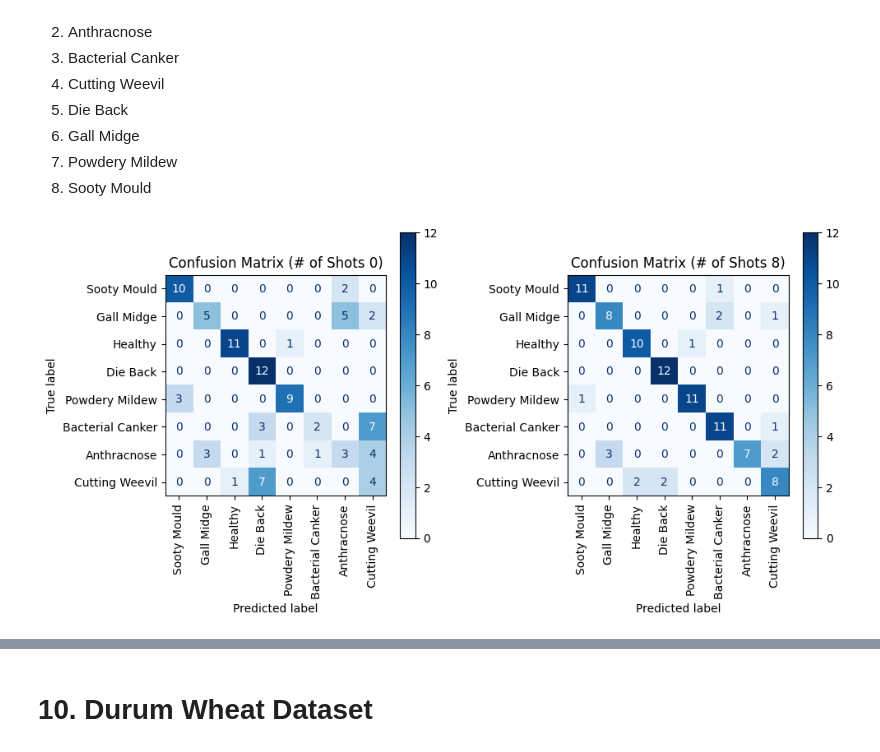
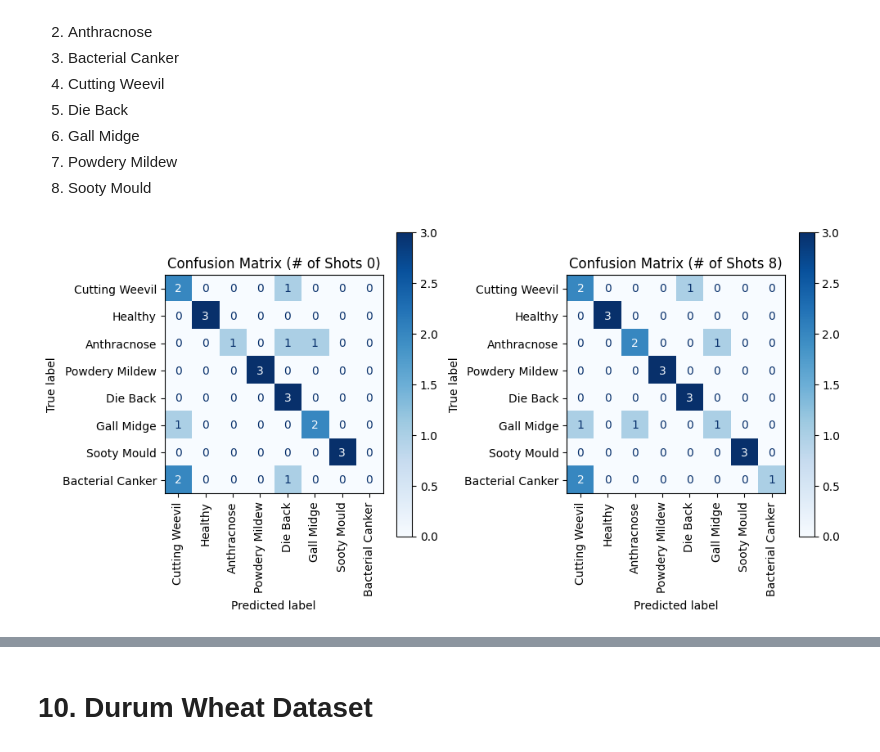
Before and after one commit to arbab-ml/AgEval, a Jupyter notebook: analysis and writeup.ipynb, the cells around one changed output, grey strips where cells are left out. Drawn from its saved outputs; the diff is of its cells as text; code cells hidden in the pictures.

```diff
--- a/analysis and writeup.ipynb
+++ b/analysis and writeup.ipynb
@@ -908,38 +908,38 @@ import matplotlib.pyplot as plt
 from sklearn.metrics import confusion_matrix, ConfusionMatrixDisplay
 
 # Load the data
-data_path = "mango-leaf-disease-dataset.csv"
+data_path = "/Users/muhammadarbabarshad/Documents/Personal Data/GPT4o-with-sakib/results/GPT-4o/Mango Leaf Disease.csv"
 data = pd.read_csv(data_path)
 
 # Display the first few rows of the dataframe and its columns to verify structure
 data.head(), data.columns
 
 # Extract the ground truth and prediction columns
 ground_truth = data['1'].astype('str')
 predictions_0 = data['# of Shots 0'].astype('str')
 predictions_1 = data['# of Shots 8'].astype('str')
 
 # Generate the confusion matrices
 cm_0 = confusion_matrix(ground_truth, predictions_0, labels=pd.unique(data['1']))
 cm_1 = confusion_matrix(ground_truth, predictions_1, labels=pd.unique(data['1']))
 
 # Create a figure with two subplots
 fig, axs = plt.subplots(1, 2, figsize=(10, 5))
 
 # Plot the first confusion matrix
 disp_0 = ConfusionMatrixDisplay(confusion_matrix=cm_0, display_labels=pd.unique(data['1']))
 disp_0.plot(cmap=plt.cm.Blues, ax=axs[0], xticks_rotation='vertical')
 axs[0].set_title('Confusion Matrix (# of Shots 0)')
 
 # Plot the second confusion matrix
 disp_1 = ConfusionMatrixDisplay(confusion_matrix=cm_1, display_labels=pd.unique(data['1']))
 disp_1.plot(cmap=plt.cm.Blues, ax=axs[1], xticks_rotation='vertical')
 axs[1].set_title('Confusion Matrix (# of Shots 8)')
 
 plt.tight_layout()
 plt.show()
 # %% [output]
-[figure, old version]
+[figure, new version]
 # %%
 import pandas as pd
 from sklearn.metrics import precision_recall_fscore_support
```
Also changed, not shown: parts of 3 cells of this notebook, 55 other files.
